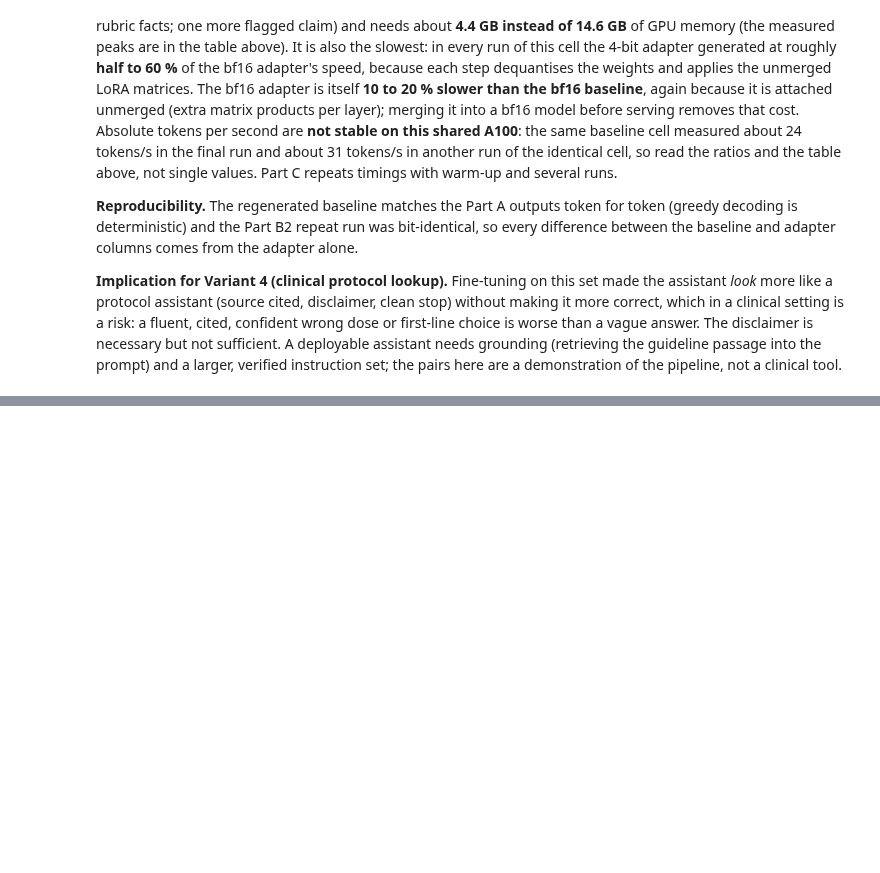
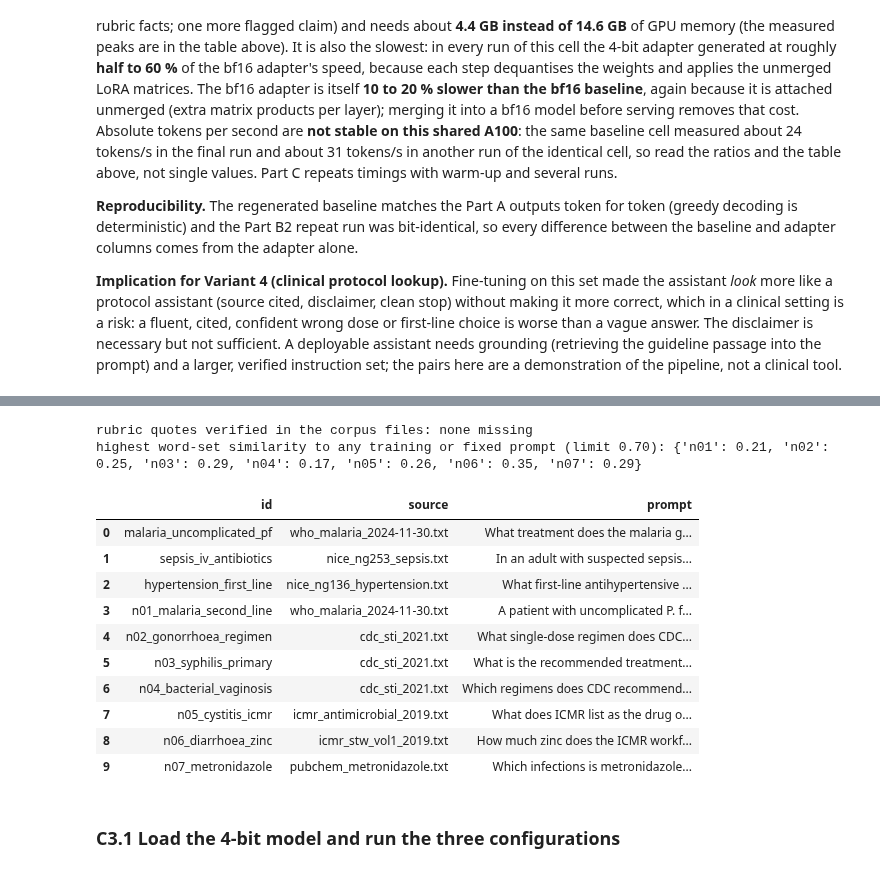
Before and after one commit to bheemreddy1729/fine-tuning-Mistral-7B, a Jupyter notebook: assignment_1b.ipynb, the cells around one changed output, grey strips where cells are left out. Cells and saved outputs as stored; diff of their text form; code cells hidden in the pictures; blank space fills up the shorter version.

```diff
--- a/assignment_1b.ipynb
+++ b/assignment_1b.ipynb
@@ -1517,0 +1880,12 @@ the risk-based timing and the type 2 diabetes and family-origin rules.
+# %%
+for p in PROMPTS:
+    a, b = plain_runs[p["id"]][0]["text"], spec_runs[p["id"]][0]["text"]
+    if a == b:
+        print(f"[{p['id']}] speculative output is IDENTICAL to plain greedy ({len(a)} characters)")
+    else:
+        k = next((i for i, (x, y) in enumerate(zip(a, b)) if x != y), min(len(a), len(b)))
+        print(f"[{p['id']}] outputs DIFFER from character {k} of {max(len(a), len(b))}")
+        print("   plain      :", repr(a[max(0, k - 60):k + 120])); print("   speculative:", repr(b[max(0, k - 60):k + 120]))
+    sa, sb = score_output(p, a), score_output(p, b)
+    print(f"   rubric facts plain {len(sa['facts_hit'])}/{sa['facts_total']} vs speculative {len(sb['facts_hit'])}/{sb['facts_total']}; flags {len(sa['flags'])} vs {len(sb['flags'])}")
+print("\nfull speculative output for prompt 1:\n" + spec_runs[PROMPTS[0]["id"]][0]["text"])
@@ -1517,0 +1968,66 @@ the risk-based timing and the type 2 diabetes and family-origin rules.
+# %%
+NEW_PROMPTS = [
+    {"id": "n01_malaria_second_line", "corpus_target": "domain_corpus/who_malaria_2024-11-30.txt",
+     "instruction": "A patient with uncomplicated P. falciparum malaria has treatment failure within 28 days. What second-line treatment does WHO recommend, and which longer regimens are no longer generally recommended?"},
+    {"id": "n02_gonorrhoea_regimen", "corpus_target": "domain_corpus/cdc_sti_2021.txt",
+     "instruction": "What single-dose regimen does CDC recommend for uncomplicated gonococcal infection of the cervix, urethra or rectum in adults, and how does the dose change with body weight?"},
+    {"id": "n03_syphilis_primary", "corpus_target": "domain_corpus/cdc_sti_2021.txt",
+     "instruction": "What is the recommended treatment for primary or secondary syphilis in adults?"},
+    {"id": "n04_bacterial_vaginosis", "corpus_target": "domain_corpus/cdc_sti_2021.txt",
+     "instruction": "Which regimens does CDC recommend for bacterial vaginosis?"},
+    {"id": "n05_cystitis_icmr", "corpus_target": "domain_corpus/icmr_antimicrobial_2019.txt",
+     "instruction": "What does ICMR list as the drug of choice for acute cystitis, and when should nitrofurantoin or fosfomycin be avoided?"},
+    {"id": "n06_diarrhoea_zinc", "corpus_target": "domain_corpus/icmr_stw_vol1_2019.txt",
+     "instruction": "How much zinc does the ICMR workflow advise for a child with acute diarrhoea, and for how long?"},
+    {"id": "n07_metronidazole", "corpus_target": "domain_corpus/pubchem_metronidazole.txt",
+     "instruction": "Which infections is metronidazole indicated for, and what advice does PubChem give about alcohol?"},
+]
+RUBRIC.update({
+    "n01_malaria_second_line": {"quotes": ["The recommended second-line treatment is an alternative ACT known to be effective in the region", "these regimens are no longer generally recommended"],
+        "facts": [("alt_act", "an alternative ACT as second line", r"alternative ACT|another ACT|different ACT|second[- ]line[^.]{0,60}\bACTs?\b"),
+                  ("no_long", "7-day artesunate or quinine regimens no longer generally recommended", r"no longer (generally )?recommended|not (generally )?recommended")],
+        "flags": [("quinine_second_line", "presents quinine as the second line (the corpus says those regimens are no longer generally recommended)", r"second[- ]line[^.]{0,80}quinine|quinine[^.]{0,80}second[- ]line")]},
+    "n02_gonorrhoea_regimen": {"quotes": ["Ceftriaxone 500 mg* IM in a single dose for persons weighing <150 kg", "1 g ceftriaxone should be administered"],
+        "facts": [("ceftriaxone", "ceftriaxone", r"ceftriaxone"), ("dose500", "500 mg", r"\b500\s*mg"), ("im_single", "intramuscular single dose", r"(IM|intramuscular)[^.]{0,60}(single|one)|(single|one)[- ]dose"),
+                  ("weight", "1 g from 150 kg", r"\b1\s*g\b|1,?000\s*mg|150\s*kg"), ("doxy", "doxycycline if chlamydia not excluded", r"doxycycline")], "flags": []},
+    "n03_syphilis_primary": {"quotes": ["Benzathine penicillin G 2.4 million units IM in a single dose"],
+        "facts": [("bpg", "benzathine penicillin G", r"benzathine penicillin"), ("dose", "2.4 million units", r"2\.4\s*million"), ("im", "intramuscular", r"\bIM\b|intramuscular"), ("single", "single dose", r"single|one dose|once")], "flags": []},
+    "n04_bacterial_vaginosis": {"quotes": ["Metronidazole 500 mg orally 2 times/day for 7 days", "Clindamycin cream 2% one full applicator (5 g) intravaginally at bedtime for 7 days"],
+        "facts": [("metro_oral", "metronidazole 500 mg orally twice daily for 7 days", r"metronidazole[^.]{0,80}500\s*mg|500\s*mg[^.]{0,60}metronidazole"), ("gel", "metronidazole gel", r"gel"), ("clinda", "clindamycin cream", r"clindamycin"), ("days7", "7 days", r"\b7\s*days|seven days")], "flags": []},
+    "n05_cystitis_icmr": {"quotes": ["Fosfomycin and nitrofurantoin should be avoided when there is suspicion of pyelonephritis or prostatitis"],
+        "facts": [("nitro", "nitrofurantoin as drug of choice", r"nitrofurantoin"), ("fosfo", "fosfomycin", r"fosfomycin"), ("cotrim", "co-trimoxazole", r"co-?trimoxazole"), ("avoid", "avoid with pyelonephritis or prostatitis", r"pyelonephritis|prostatitis")], "flags": []},
+    "n06_diarrhoea_zinc": {"quotes": ["2-6 months", "10mg/day x 2 weeks", "20mg/day x 2 weeks"],
+        "facts": [("z10", "10 mg/day for 2 to 6 months", r"\b10\s*mg"), ("z20", "20 mg/day above 6 months", r"\b20\s*mg"), ("weeks2", "for 2 weeks", r"2 weeks|two weeks|14 days"), ("age", "age split at 6 months", r"6 months")], "flags": []},
+    "n07_metronidazole": {"quotes": ["Metronidazole is indicated for the treatment of confirmed trichomoniasis", "Avoid alcohol"],
+        "facts": [("trich", "trichomoniasis", r"trichomon"), ("bv", "bacterial vaginosis", r"bacterial vaginosis"), ("amoeb", "amebiasis", r"amoebiasis|amebiasis|amoebic|amebic"), ("anaerobic", "anaerobic infections", r"anaerobic"), ("alcohol", "avoid alcohol", r"alcohol")], "flags": []},
+})
+PROMPTS10 = PROMPTS + NEW_PROMPTS
+problems = []
+for p in NEW_PROMPTS:
+    txt = squash((ROOT / p["corpus_target"]).read_text(encoding="utf-8"))
+    problems += [f"{p['id']}: quote not found: {q}" for q in RUBRIC[p["id"]]["quotes"] if squash(q) not in txt]
+print("rubric quotes verified in the corpus files:", "none missing" if not problems else problems)
+assert not problems
+# the new prompts must not near-duplicate the 50 training instructions or the 3 fixed prompts
+tok_set = lambda s: set(re.findall(r"[a-z0-9]+", s.lower()))
+refs = [r["instruction"] for r in train + evals] + [p["instruction"] for p in PROMPTS]
+sims = {p["id"]: max(len(tok_set(p["instruction"]) & tok_set(x)) / len(tok_set(p["instruction"]) | tok_set(x)) for x in refs) for p in NEW_PROMPTS}
+print("highest word-set similarity to any training or fixed prompt (limit 0.70):", {k[:3]: round(v, 2) for k, v in sims.items()})
+assert max(sims.values()) < 0.70
+pd.DataFrame([{"id": p["id"], "source": Path(p["corpus_target"]).name, "prompt": p["instruction"]} for p in PROMPTS10])
+# %% [output]
+rubric quotes verified in the corpus files: none missing
+highest word-set similarity to any training or fixed prompt (limit 0.70): {'n01': 0.21, 'n02': 0.25, 'n03': 0.29, 'n04': 0.17, 'n05': 0.26, 'n06': 0.35, 'n07': 0.29}
+|  | id | source | prompt |
+| 0 | malaria_uncomplicated_pf | who_malaria_2024-11-30.txt | What treatment does the malaria g... |
+| 1 | sepsis_iv_antibiotics | nice_ng253_sepsis.txt | In an adult with suspected sepsis... |
+| 2 | hypertension_first_line | nice_ng136_hypertension.txt | What first-line antihypertensive ... |
+| 3 | n01_malaria_second_line | who_malaria_2024-11-30.txt | A patient with uncomplicated P. f... |
+| 4 | n02_gonorrhoea_regimen | cdc_sti_2021.txt | What single-dose regimen does CDC... |
+| 5 | n03_syphilis_primary | cdc_sti_2021.txt | What is the recommended treatment... |
+| 6 | n04_bacterial_vaginosis | cdc_sti_2021.txt | Which regimens does CDC recommend... |
+| 7 | n05_cystitis_icmr | icmr_antimicrobial_2019.txt | What does ICMR list as the drug o... |
+| 8 | n06_diarrhoea_zinc | icmr_stw_vol1_2019.txt | How much zinc does the ICMR workf... |
+| 9 | n07_metronidazole | pubchem_metronidazole.txt | Which infections is metronidazole... |
+# %% [markdown]
+### C3.1 Load the 4-bit model and run the three configurations
```
Also changed, not shown: parts of 45 cells of this notebook, 13 other files.
